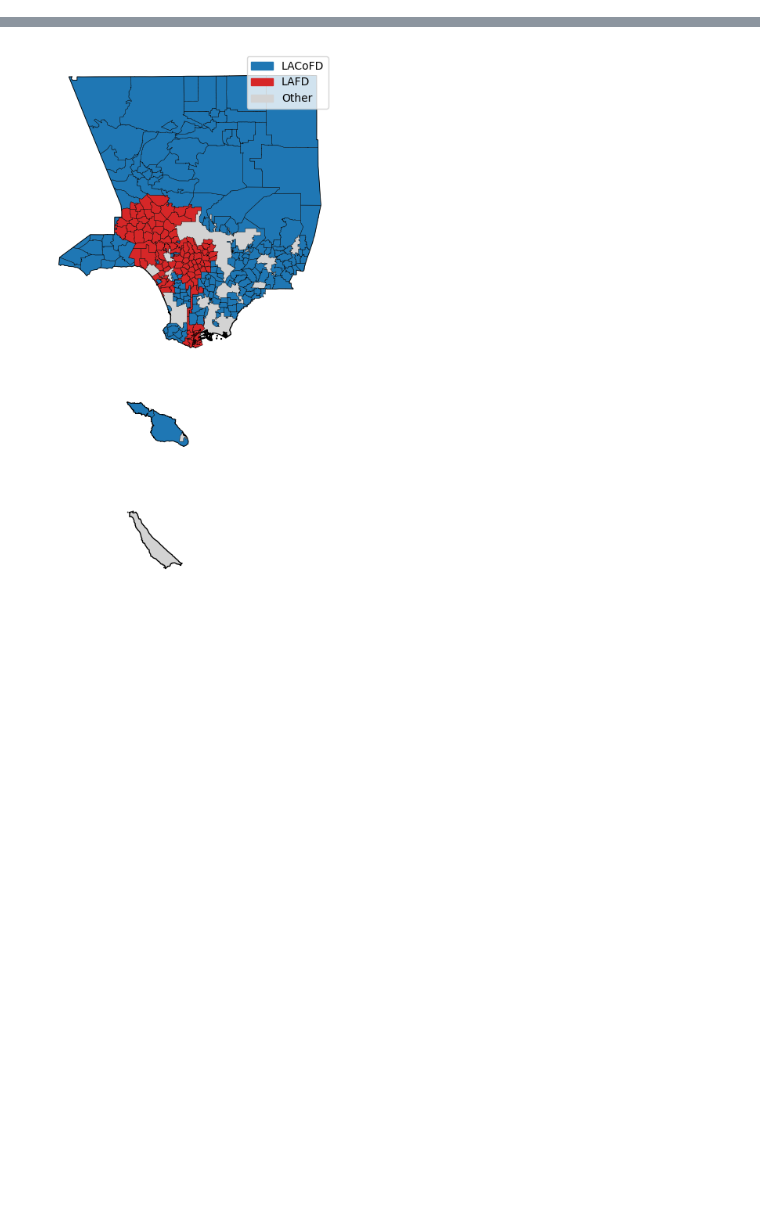
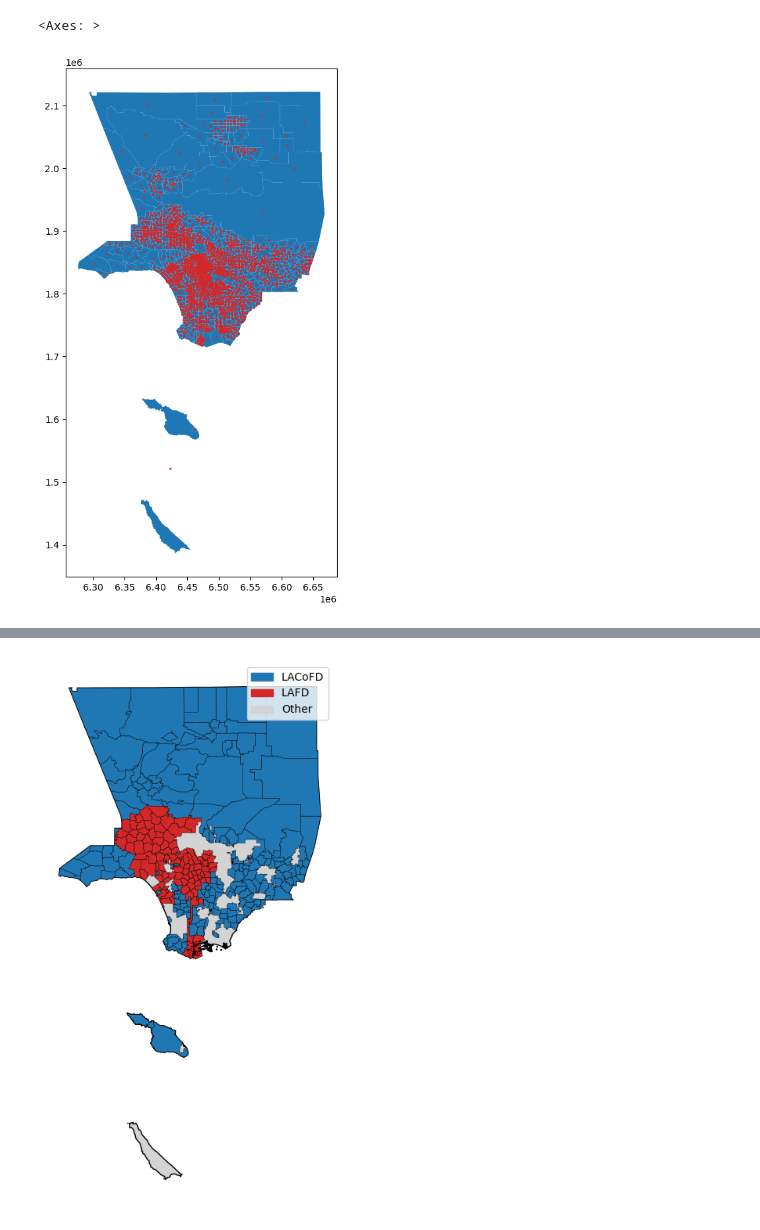
Before and after one commit to giovani-gutierrez/TDA_CalFire, a Jupyter notebook: SVI_EDA.ipynb, the cells around one changed output, grey strips where cells are left out. Drawn from its saved outputs; the diff is of its cells as text; code cells hidden in the pictures; blank space fills up the shorter version.

```diff
--- a/SVI_EDA.ipynb
+++ b/SVI_EDA.ipynb
@@ -196,0 +15,18 @@ plt.savefig('fig3', bbox_inches = 'tight', dpi = 600)
+# %%
+# LA County Census Tracts and SVI
+svi = gpd.read_file('Data/svi_tracts.geojson')
+
+# LACoFD station locations
+lacofd_stations = gpd.read_file('Data/LACoFD_stations.geojson')
+
+# LACoFD station boundaries
+lacofd_station_bounds = gpd.read_file('Data/LACoFD_station_boundaries.geojson')
+
+# LAFD station locations
+lafd_stations = gpd.read_file('Data/lafd_stations.geojson')
+
+# LAFD station boundaries
+lafd_station_bounds = gpd.read_file('Data/lafd_station_boundaries.geojson')
+
+# all fire stations serving LA county
+all_stations = gpd.read_file('Data/all_stations.geojson')
@@ -196,0 +41,11 @@ plt.savefig('fig3', bbox_inches = 'tight', dpi = 600)
+# %%
+# set crs
+svi = svi.to_crs('EPSG:2229')
+lacofd_stations = lacofd_stations.to_crs('EPSG:2229')
+lacofd_station_bounds = lacofd_station_bounds.to_crs('EPSG:2229')
+lafd_stations = lafd_stations.to_crs('EPSG:2229')
+lafd_station_bounds = lafd_station_bounds.to_crs('EPSG:2229')
+all_stations = all_stations.to_crs('EPSG:2229')
+# %%
+# area of each census tract in feet
+svi['area'] = svi['geometry'].area
@@ -196,0 +94,2 @@ plt.savefig('fig3', bbox_inches = 'tight', dpi = 600)
+# %%
+svi['centroid'] = svi['geometry'].centroid
@@ -196,0 +117,6 @@ plt.savefig('fig3', bbox_inches = 'tight', dpi = 600)
+# %%
+ax = svi.plot(figsize = (12, 10))
+svi['centroid'].plot(ax = ax, color = 'C3', markersize = 1.5)
+# %% [output]
+<Axes: >
+[figure, added]
```
Also changed, not shown: parts of 43 cells of this notebook, 1 other file.
